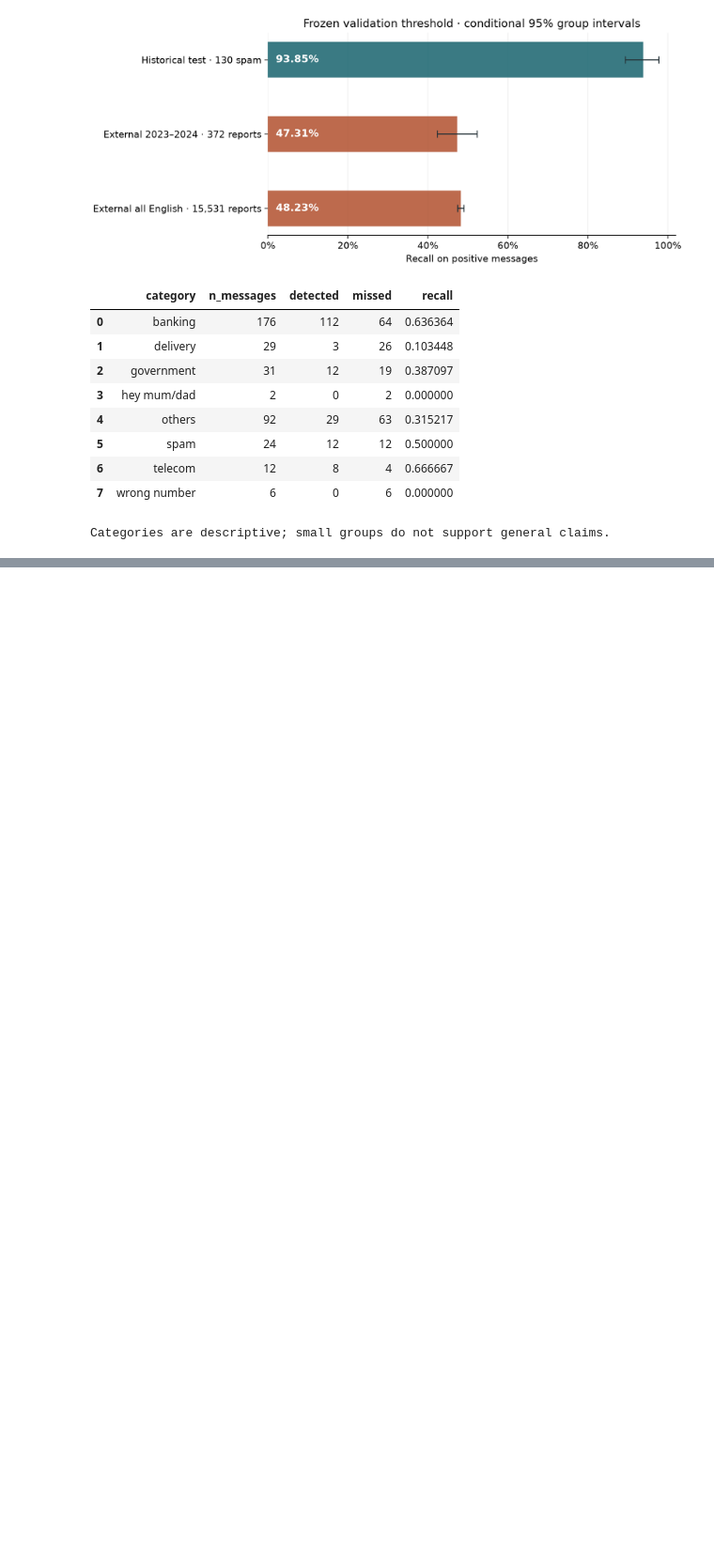
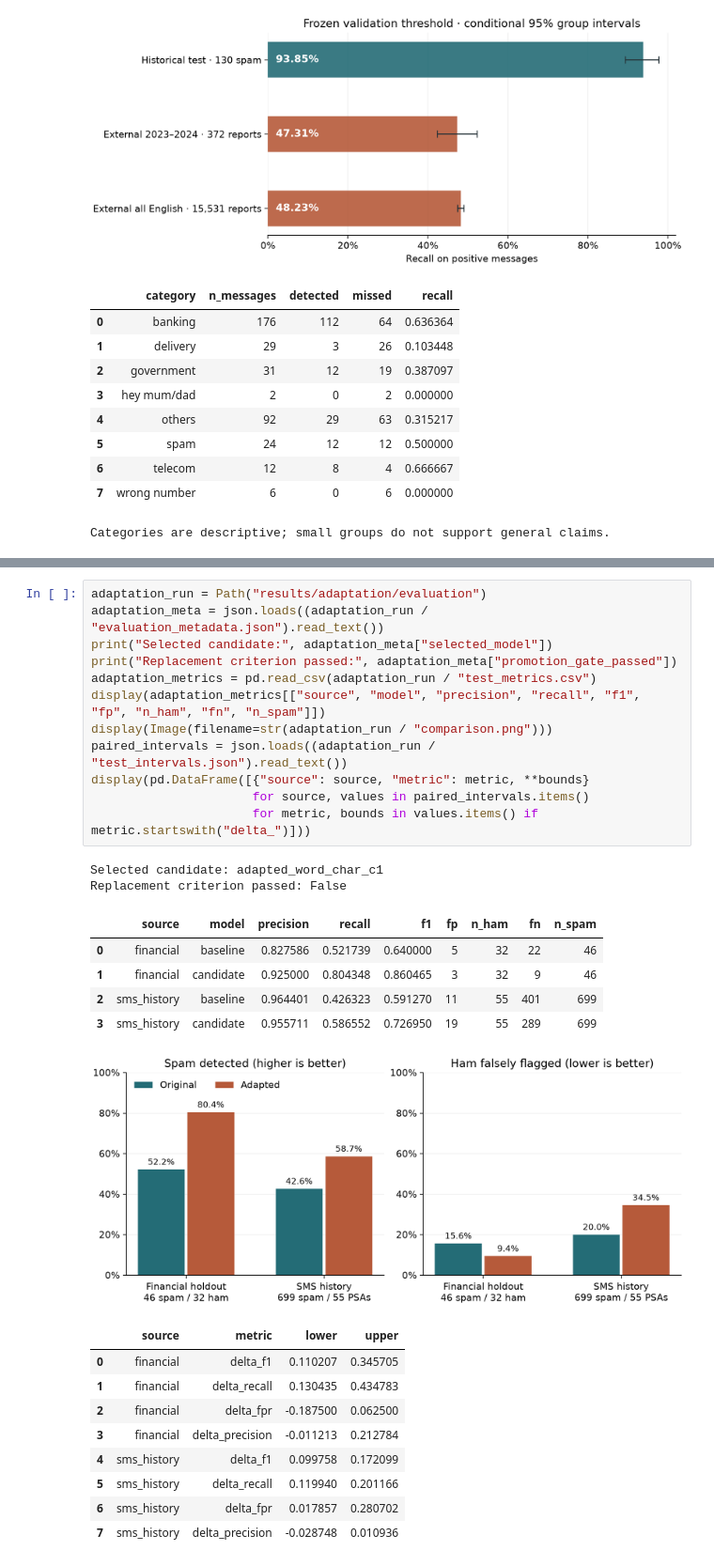
Before and after one commit to altynbk/sms-spam-detection, a Jupyter notebook: ML_Spam_Detector.ipynb, the cells around one changed output, grey strips where cells are left out. Shown at 94% size. Cells and saved outputs as stored; diff of their text form; blank space fills up the shorter version.

```diff
--- a/ML_Spam_Detector.ipynb
+++ b/ML_Spam_Detector.ipynb
@@ -487,3 +500,33 @@ Categories are descriptive; small groups do not support general claims.
+# %%
+adaptation_run = Path("results/adaptation/evaluation")
+adaptation_meta = json.loads((adaptation_run / "evaluation_metadata.json").read_text())
+print("Selected candidate:", adaptation_meta["selected_model"])
+print("Replacement criterion passed:", adaptation_meta["promotion_gate_passed"])
+adaptation_metrics = pd.read_csv(adaptation_run / "test_metrics.csv")
+display(adaptation_metrics[["source", "model", "precision", "recall", "f1", "fp", "n_ham", "fn", "n_spam"]])
+display(Image(filename=str(adaptation_run / "comparison.png")))
+paired_intervals = json.loads((adaptation_run / "test_intervals.json").read_text())
+display(pd.DataFrame([{"source": source, "metric": metric, **bounds}
+                      for source, values in paired_intervals.items()
+                      for metric, bounds in values.items() if metric.startswith("delta_")]))
+# %% [output]
+Selected candidate: adapted_word_char_c1
+Replacement criterion passed: False
+|  | source | model | precision | recall | f1 | fp | n_ham | fn | n_spam |
+| 0 | financial | baseline | 0.827586 | 0.521739 | 0.640000 | 5 | 32 | 22 | 46 |
+| 1 | financial | candidate | 0.925000 | 0.804348 | 0.860465 | 3 | 32 | 9 | 46 |
+| 2 | sms_history | baseline | 0.964401 | 0.426323 | 0.591270 | 11 | 55 | 401 | 699 |
+| 3 | sms_history | candidate | 0.955711 | 0.586552 | 0.726950 | 19 | 55 | 289 | 699 |
+[figure, added]
+|  | source | metric | lower | upper |
+| 0 | financial | delta_f1 | 0.110207 | 0.345705 |
+| 1 | financial | delta_recall | 0.130435 | 0.434783 |
+| 2 | financial | delta_fpr | -0.187500 | 0.062500 |
+| 3 | financial | delta_precision | -0.011213 | 0.212784 |
+| 4 | sms_history | delta_f1 | 0.099758 | 0.172099 |
+| 5 | sms_history | delta_recall | 0.119940 | 0.201166 |
+| 6 | sms_history | delta_fpr | 0.017857 | 0.280702 |
+| 7 | sms_history | delta_precision | -0.028748 | 0.010936 |
 # %% [markdown]
 ## Interpretation and limitations
 
```
Also changed, not shown: parts of 2 cells of this notebook, 7 other files.
